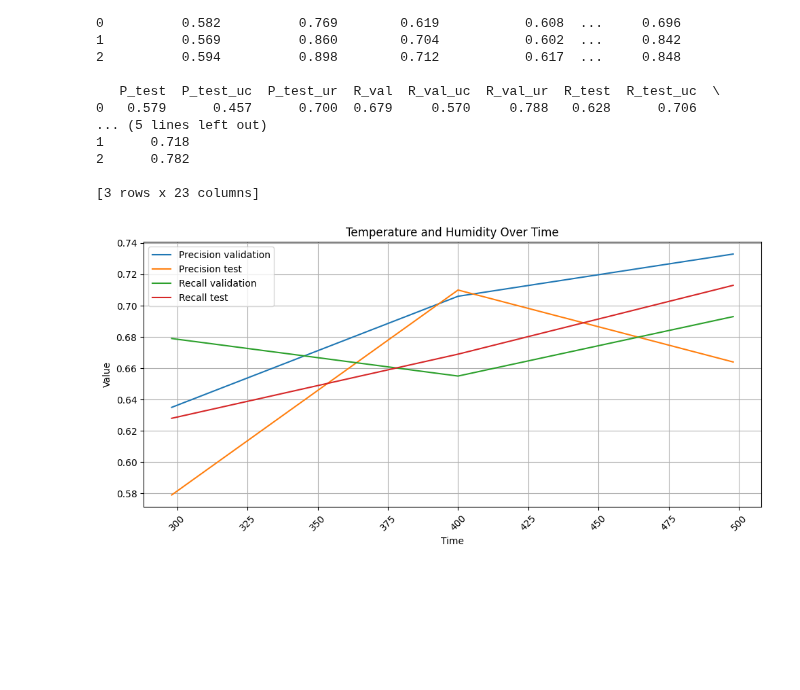
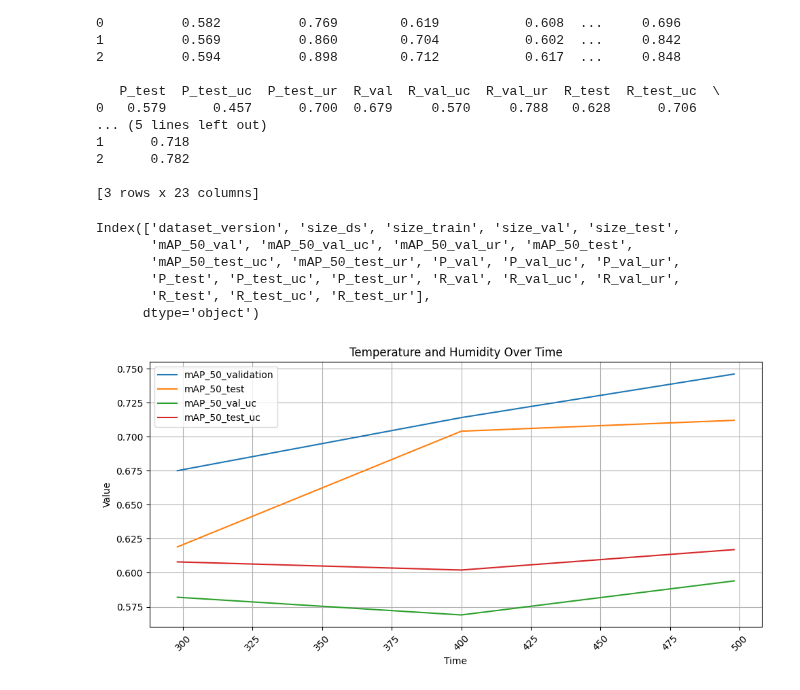
Before and after one commit to katcko/storm_damage_ey_challenge, a Jupyter notebook: notebooks/visuals/visualizing_results.ipynb, the cells around one changed output. Saved outputs shown, nothing was run; the diff lists cells and outputs as text; code cells hidden in the pictures; blank space fills up the shorter version.

```diff
--- a/notebooks/visuals/visualizing_results.ipynb
+++ b/notebooks/visuals/visualizing_results.ipynb
@@ -28,38 +28,51 @@ print(df.head())
 2      0.782
 
 [3 rows x 23 columns]
+# %%
+df.columns
+# %% [output]
+Index(['dataset_version', 'size_ds', 'size_train', 'size_val', 'size_test',
+       'mAP_50_val', 'mAP_50_val_uc', 'mAP_50_val_ur', 'mAP_50_test',
+       'mAP_50_test_uc', 'mAP_50_test_ur', 'P_val', 'P_val_uc', 'P_val_ur',
+       'P_test', 'P_test_uc', 'P_test_ur', 'R_val', 'R_val_uc', 'R_val_ur',
+       'R_test', 'R_test_uc', 'R_test_ur'],
+      dtype='object')
 # %%
 df['F1_val'] = 2 * (df['P_val'] * df['R_val']) / (df['P_val'] + df['R_val'])
 df['F1_test'] = 2 * (df['P_test'] * df['R_test']) / (df['P_test'] + df['R_test'])
 # %%
 import matplotlib.pyplot as plt
 
 # Example: Plot 'temperature' and 'humidity' vs. 'timestamp'
 plt.figure(figsize=(10, 5))  # Set figure size
 
 # Plot the columns
-# plt.plot(df['size_ds'], df['mAP_50_val'], label='mAP_50_validation') # , color='blue'
-# plt.plot(df['size_ds'], df['mAP_50_test'], label='mAP_50_test')
-plt.plot(df['size_ds'], df['P_val'], label='Precision validation')
-plt.plot(df['size_ds'], df['P_test'], label='Precision test')
-plt.plot(df['size_ds'], df['R_val'], label='Recall validation')
-plt.plot(df['size_ds'], df['R_test'], label='Recall test')
+plt.plot(df['size_ds'], df['mAP_50_val'], label='mAP_50_validation') # , color='blue'
+plt.plot(df['size_ds'], df['mAP_50_test'], label='mAP_50_test')
+# plt.plot(df['size_ds'], df['P_val'], label='Precision validation')
+# plt.plot(df['size_ds'], df['P_test'], label='Precision test')
+# plt.plot(df['size_ds'], df['R_val'], label='Recall validation')
+# plt.plot(df['size_ds'], df['R_test'], label='Recall test')
 # plt.plot(df['size_ds'], df['F1_val'], label='F1 validation')
 # plt.plot(df['size_ds'], df['F1_test'], label='F1 test')
+plt.plot(df['size_ds'], df['mAP_50_val_uc'], label='mAP_50_val_uc')
+# plt.plot(df['size_ds'], df['mAP_50_val_ur'], label='mAP_50_val_ur')
+plt.plot(df['size_ds'], df['mAP_50_test_uc'], label='mAP_50_test_uc')
+# plt.plot(df['size_ds'], df['mAP_50_test_ur'], label='mAP_50_test_ur')
 
 
 # Customize the plot
 plt.title('Temperature and Humidity Over Time')
 plt.xlabel('Time')
 plt.ylabel('Value')
 plt.legend()  # Show labels
 plt.grid(True)  # Add grid lines
 
 # Rotate x-axis labels if they overlap
 plt.xticks(rotation=45)
 
 # Show the plot
 plt.tight_layout()  # Adjust layout to prevent clipping
 plt.show()
 # %% [output]
-[figure, old version]
+[figure, new version]
```
Also changed, not shown: 2 other files.
